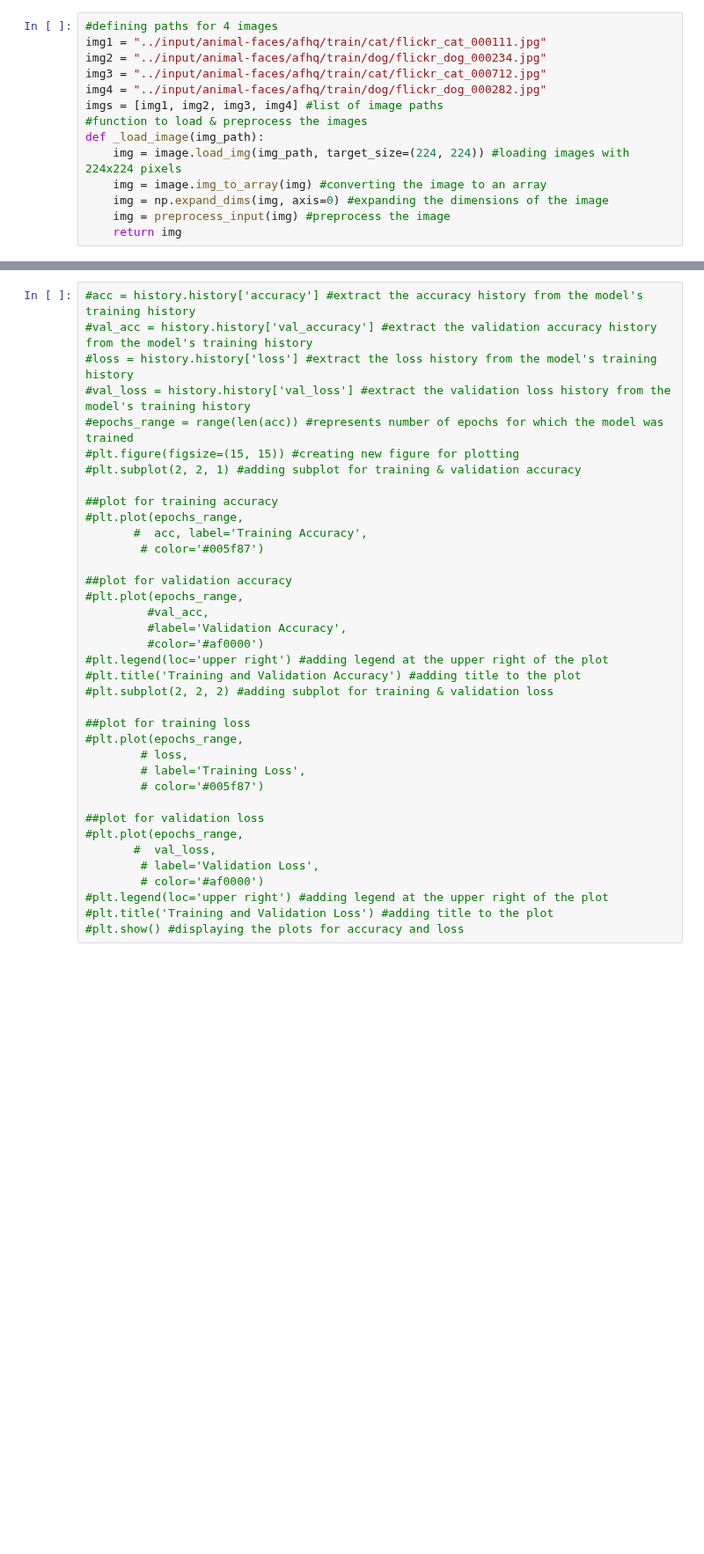
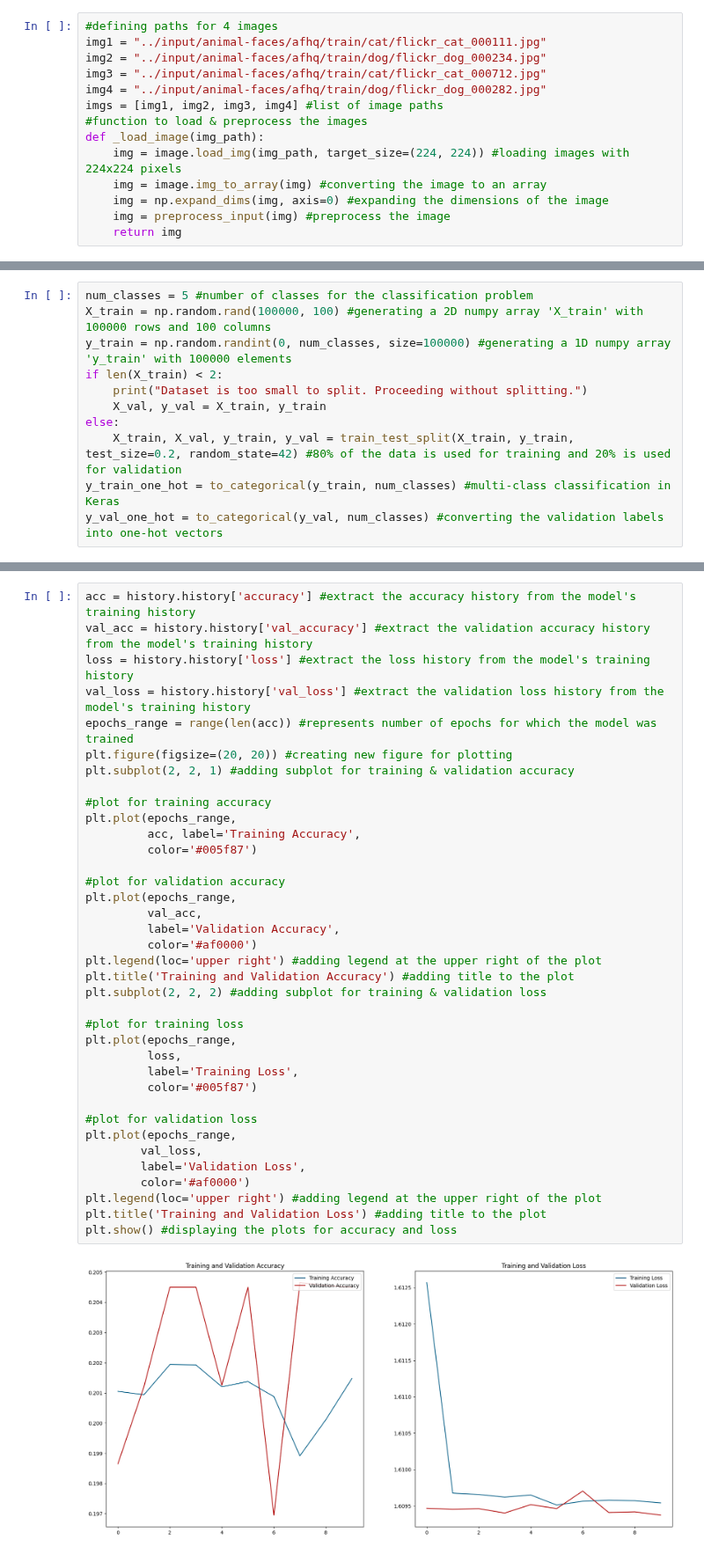
Before and after one commit to ATemova/face-recog-cat-dog, a Jupyter notebook: data-mining-machine-learning-project.ipynb, the cells around one changed output, grey strips where cells are left out. Shown at 88% size. Saved outputs shown, nothing was run; the diff lists cells and outputs as text; blank space fills up the shorter version.

Commit message:
Kaggle Notebook | Data mining & Machine Learning Project | version 28

```diff
--- a/data-mining-machine-learning-project.ipynb
+++ b/data-mining-machine-learning-project.ipynb
@@ -193,0 +190,11 @@ Downloading data from https://storage.googleapis.com/download.tensorflow.org/dat
+# %%
+num_classes = 5 #number of classes for the classification problem
+X_train = np.random.rand(100000, 100) #generating a 2D numpy array 'X_train' with 100000 rows and 100 columns
+y_train = np.random.randint(0, num_classes, size=100000) #generating a 1D numpy array 'y_train' with 100000 elements
+if len(X_train) < 2:
+    print("Dataset is too small to split. Proceeding without splitting.")
+    X_val, y_val = X_train, y_train
+else:
+    X_train, X_val, y_train, y_val = train_test_split(X_train, y_train, test_size=0.2, random_state=42) #80% of the data is used for training and 20% is used for validation
+y_train_one_hot = to_categorical(y_train, num_classes) #multi-class classification in Keras
+y_val_one_hot = to_categorical(y_val, num_classes) #converting the validation labels into one-hot vectors
@@ -194,37 +245,39 @@ Downloading data from https://storage.googleapis.com/download.tensorflow.org/dat
 # %%
-#acc = history.history['accuracy'] #extract the accuracy history from the model's training history
-#val_acc = history.history['val_accuracy'] #extract the validation accuracy history from the model's training history
-#loss = history.history['loss'] #extract the loss history from the model's training history
-#val_loss = history.history['val_loss'] #extract the validation loss history from the model's training history
-#epochs_range = range(len(acc)) #represents number of epochs for which the model was trained
-#plt.figure(figsize=(15, 15)) #creating new figure for plotting
-#plt.subplot(2, 2, 1) #adding subplot for training & validation accuracy
+acc = history.history['accuracy'] #extract the accuracy history from the model's training history
+val_acc = history.history['val_accuracy'] #extract the validation accuracy history from the model's training history
+loss = history.history['loss'] #extract the loss history from the model's training history
+val_loss = history.history['val_loss'] #extract the validation loss history from the model's training history
+epochs_range = range(len(acc)) #represents number of epochs for which the model was trained
+plt.figure(figsize=(20, 20)) #creating new figure for plotting
+plt.subplot(2, 2, 1) #adding subplot for training & validation accuracy
 
-##plot for training accuracy
-#plt.plot(epochs_range,
-       #  acc, label='Training Accuracy',
-        # color='#005f87')
+#plot for training accuracy
+plt.plot(epochs_range,
+         acc, label='Training Accuracy',
+         color='#005f87')
 
-##plot for validation accuracy
-#plt.plot(epochs_range,
-         #val_acc,
-         #label='Validation Accuracy',
-         #color='#af0000')
-#plt.legend(loc='upper right') #adding legend at the upper right of the plot
-#plt.title('Training and Validation Accuracy') #adding title to the plot
-#plt.subplot(2, 2, 2) #adding subplot for training & validation loss
+#plot for validation accuracy
+plt.plot(epochs_range,
+         val_acc,
+         label='Validation Accuracy',
+         color='#af0000')
+plt.legend(loc='upper right') #adding legend at the upper right of the plot
+plt.title('Training and Validation Accuracy') #adding title to the plot
+plt.subplot(2, 2, 2) #adding subplot for training & validation loss
 
-##plot for training loss
-#plt.plot(epochs_range,
-        # loss,
-        # label='Training Loss',
-        # color='#005f87')
+#plot for training loss
+plt.plot(epochs_range,
+         loss,
+         label='Training Loss',
+         color='#005f87')
 
-##plot for validation loss
-#plt.plot(epochs_range,
-       #  val_loss,
-        # label='Validation Loss',
-        # color='#af0000')
-#plt.legend(loc='upper right') #adding legend at the upper right of the plot
-#plt.title('Training and Validation Loss') #adding title to the plot
-#plt.show() #displaying the plots for accuracy and loss
+#plot for validation loss
+plt.plot(epochs_range,
+        val_loss,
+        label='Validation Loss',
+        color='#af0000')
+plt.legend(loc='upper right') #adding legend at the upper right of the plot
+plt.title('Training and Validation Loss') #adding title to the plot
+plt.show() #displaying the plots for accuracy and loss
+# %% [output]
+[figure, added]
```
Also changed, not shown: parts of 11 cells of this notebook.
